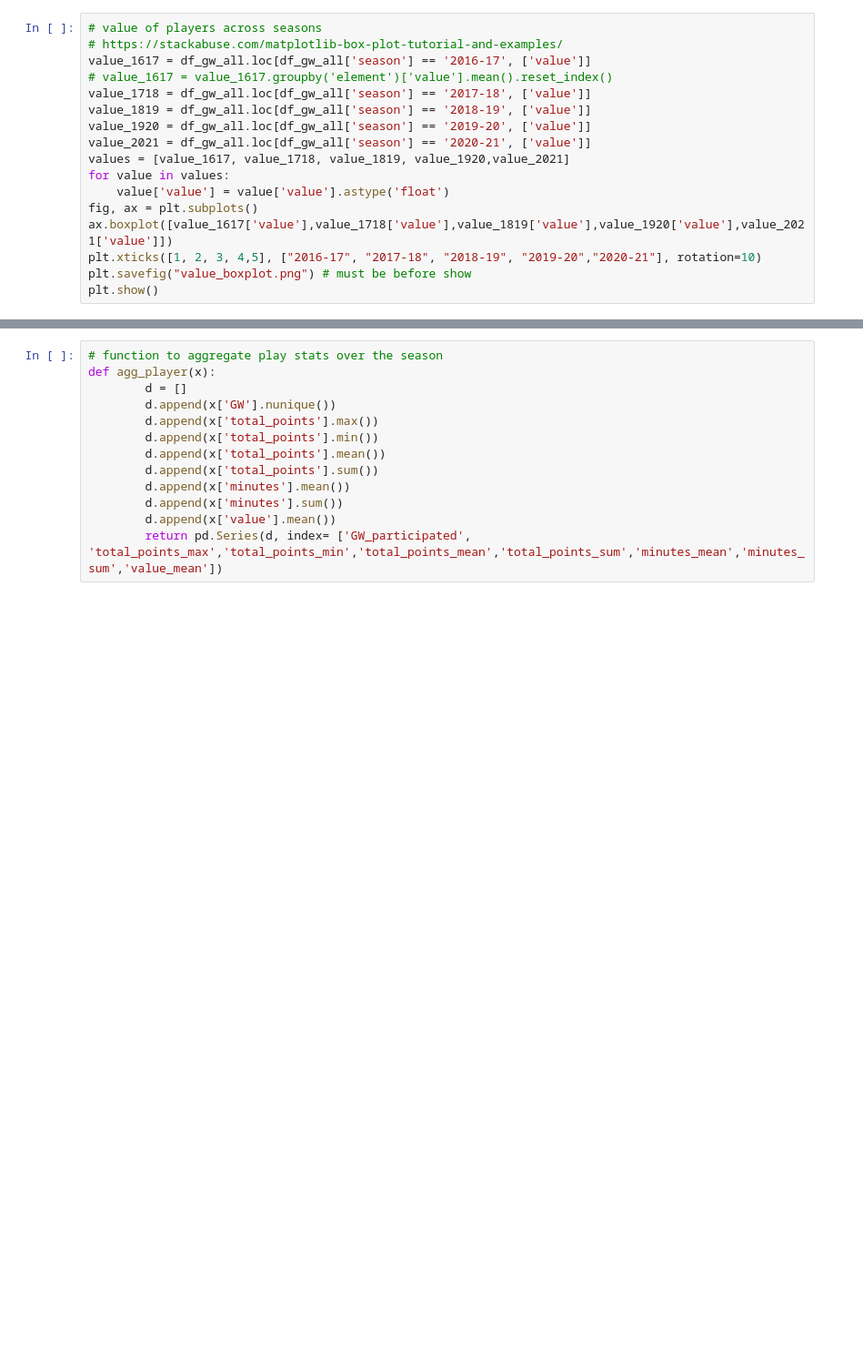
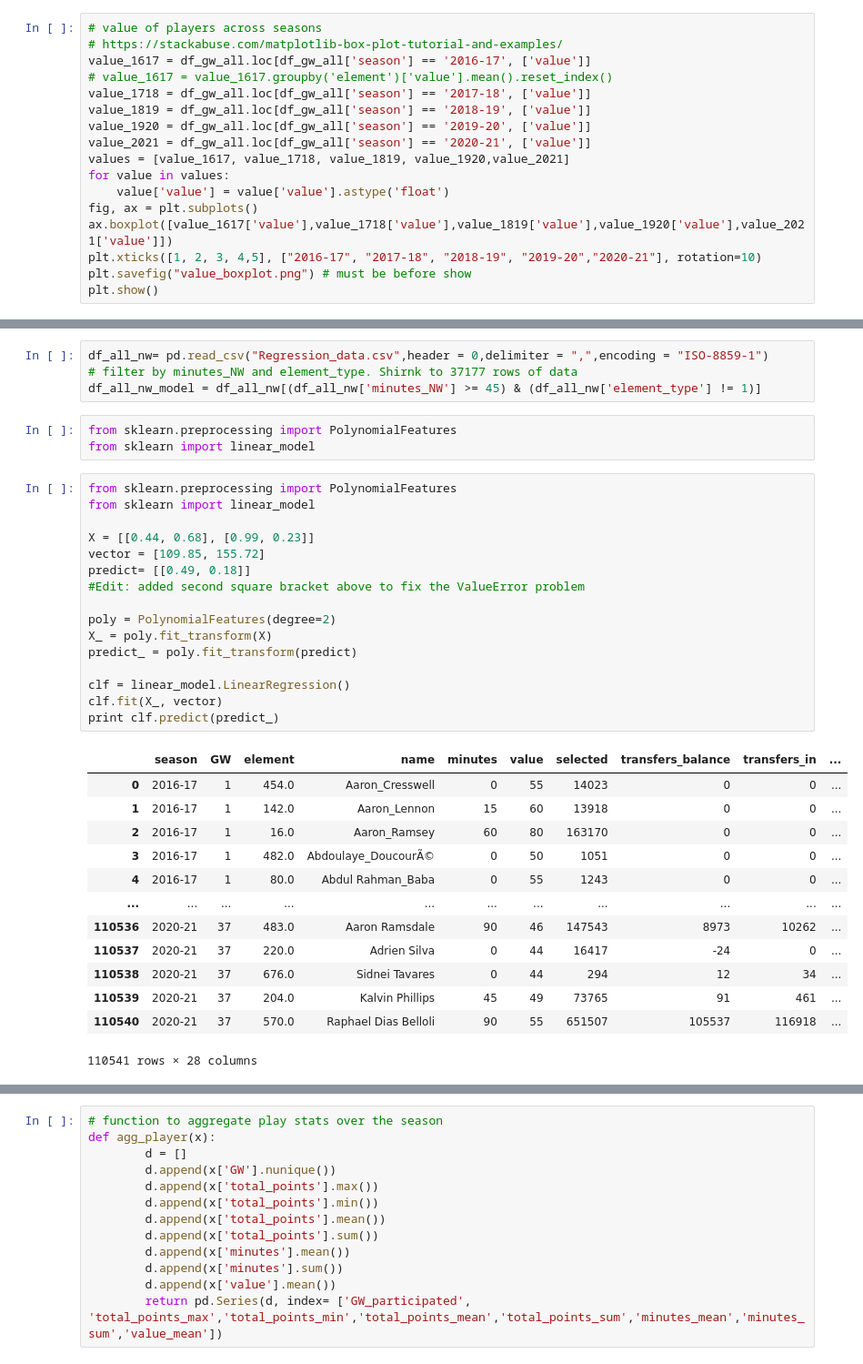
Before and after one commit to yying1/Py_personal, a Jupyter notebook: fpl/FPL_Data_Project.ipynb, the cells around one changed output, grey strips where cells are left out. Shown at 91% size. Drawn from its saved outputs; the diff is of its cells as text; blank space fills up the shorter version.

```diff
--- a/fpl/FPL_Data_Project.ipynb
+++ b/fpl/FPL_Data_Project.ipynb
@@ -160,0 +337,37 @@ plt.show()
+# %%
+df_all_nw= pd.read_csv("Regression_data.csv",header = 0,delimiter = ",",encoding = "ISO-8859-1")
+# filter by minutes_NW and element_type. Shirnk to 37177 rows of data
+df_all_nw_model = df_all_nw[(df_all_nw['minutes_NW'] >= 45) & (df_all_nw['element_type'] != 1)]
+# %%
+from sklearn.preprocessing import PolynomialFeatures
+from sklearn import linear_model
+# %%
+from sklearn.preprocessing import PolynomialFeatures
+from sklearn import linear_model
+
+X = [[0.44, 0.68], [0.99, 0.23]]
+vector = [109.85, 155.72]
+predict= [[0.49, 0.18]]
+#Edit: added second square bracket above to fix the ValueError problem
+
+poly = PolynomialFeatures(degree=2)
+X_ = poly.fit_transform(X)
+predict_ = poly.fit_transform(predict)
+
+clf = linear_model.LinearRegression()
+clf.fit(X_, vector)
+print clf.predict(predict_)
+# %% [output]
+|  | season | GW | element | name | minutes | value | selected | transfers_balance | transfers_in | ... |
+| 0 | 2016-17 | 1 | 454.0 | Aaron_Cresswell | 0 | 55 | 14023 | 0 | 0 | ... |
+| 1 | 2016-17 | 1 | 142.0 | Aaron_Lennon | 15 | 60 | 13918 | 0 | 0 | ... |
+| 2 | 2016-17 | 1 | 16.0 | Aaron_Ramsey | 60 | 80 | 163170 | 0 | 0 | ... |
+| 3 | 2016-17 | 1 | 482.0 | Abdoulaye_DoucourÃ© | 0 | 50 | 1051 | 0 | 0 | ... |
+| 4 | 2016-17 | 1 | 80.0 | Abdul Rahman_Baba | 0 | 55 | 1243 | 0 | 0 | ... |
+| ... | ... | ... | ... | ... | ... | ... | ... | ... | ... | ... |
+| 110536 | 2020-21 | 37 | 483.0 | Aaron Ramsdale | 90 | 46 | 147543 | 8973 | 10262 | ... |
+| 110537 | 2020-21 | 37 | 220.0 | Adrien Silva | 0 | 44 | 16417 | -24 | 0 | ... |
+| 110538 | 2020-21 | 37 | 676.0 | Sidnei Tavares | 0 | 44 | 294 | 12 | 34 | ... |
+| 110539 | 2020-21 | 37 | 204.0 | Kalvin Phillips | 45 | 49 | 73765 | 91 | 461 | ... |
+| 110540 | 2020-21 | 37 | 570.0 | Raphael Dias Belloli | 90 | 55 | 651507 | 105537 | 116918 | ... |
+110541 rows × 28 columns
```
Also changed, not shown: parts of 34 cells of this notebook, 2 other files.
